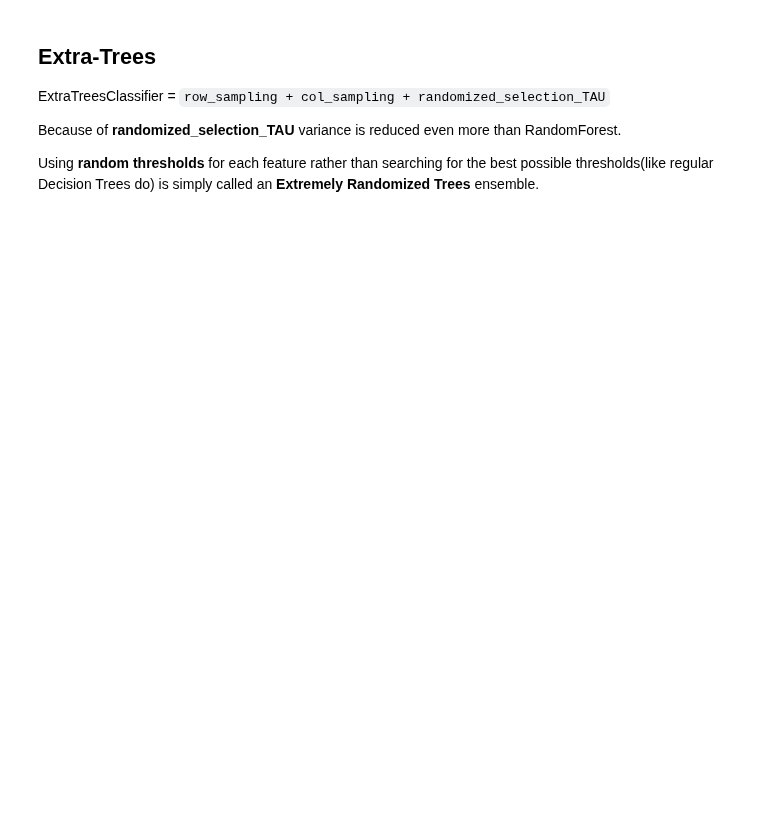
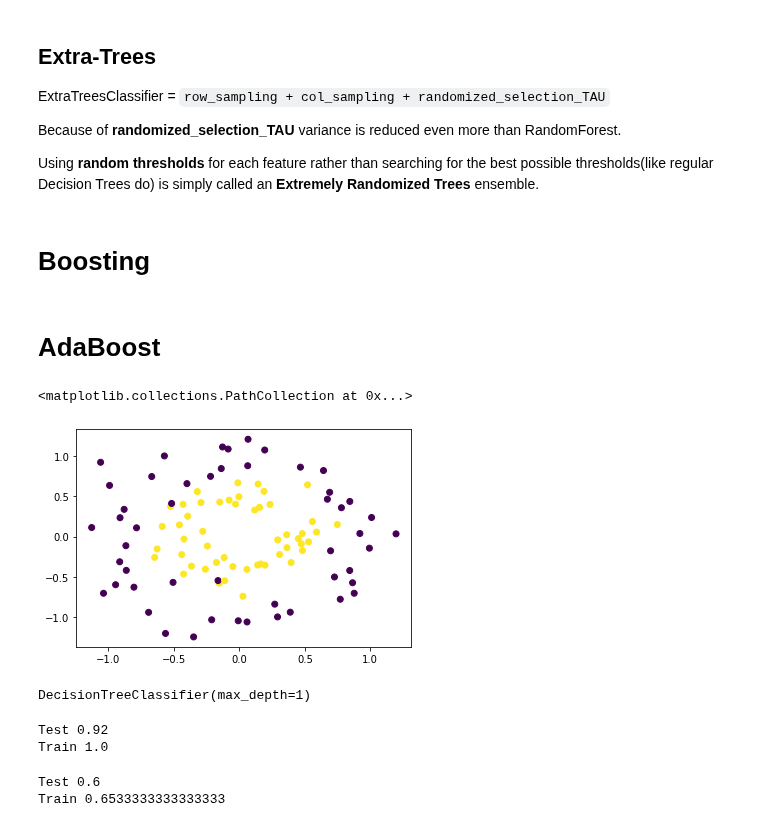
Before and after one commit to Pepcoders/Data-Science-December, a Jupyter notebook: 22-02-07-Ensemble/Ensemble_December.ipynb, the cells around one changed output. Drawn from its saved outputs; the diff is of its cells as text; code cells hidden in the pictures; blank space fills up the shorter version.

Commit message:
ensemble boosting

```diff
--- a/22-02-07-Ensemble/Ensemble_December.ipynb
+++ b/22-02-07-Ensemble/Ensemble_December.ipynb
@@ -356,3 +359,7 @@ Because of **randomized_selection_TAU** variance is reduced even more than Rando
 Using **random thresholds** for each feature rather than searching for the best possible thresholds(like regular Decision Trees do) is simply called an **Extremely Randomized Trees** ensemble.
 # %%
 from sklearn.ensemble import ExtraTreesRegressor
+# %% [markdown]
+# Boosting
+# %% [markdown]
+# AdaBoost
@@ -358,0 +368,6 @@ from sklearn.ensemble import ExtraTreesRegressor
+# %%
+X, y = make_circles(n_samples = 100, noise = 0.15, factor = 0.5)
+plt.scatter(X[:, 0], X[:, 1], c = y)
+# %% [output]
+<matplotlib.collections.PathCollection at 0x...>
+[figure, added]
@@ -358,0 +384,17 @@ from sklearn.ensemble import ExtraTreesRegressor
+# %%
+clf.fit(xtrain, ytrain)
+tree.fit(xtrain, ytrain)
+# %% [output]
+DecisionTreeClassifier(max_depth=1)
+# %%
+print('Test', clf.score(xtest, ytest))
+print('Train', clf.score(xtrain, ytrain))
+# %% [output]
+Test 0.92
+Train 1.0
+# %%
+print('Test', tree.score(xtest, ytest))
+print('Train', tree.score(xtrain, ytrain))
+# %% [output]
+Test 0.6
+Train 0.6533333333333333
```
Also changed, not shown: parts of 14 cells of this notebook.
